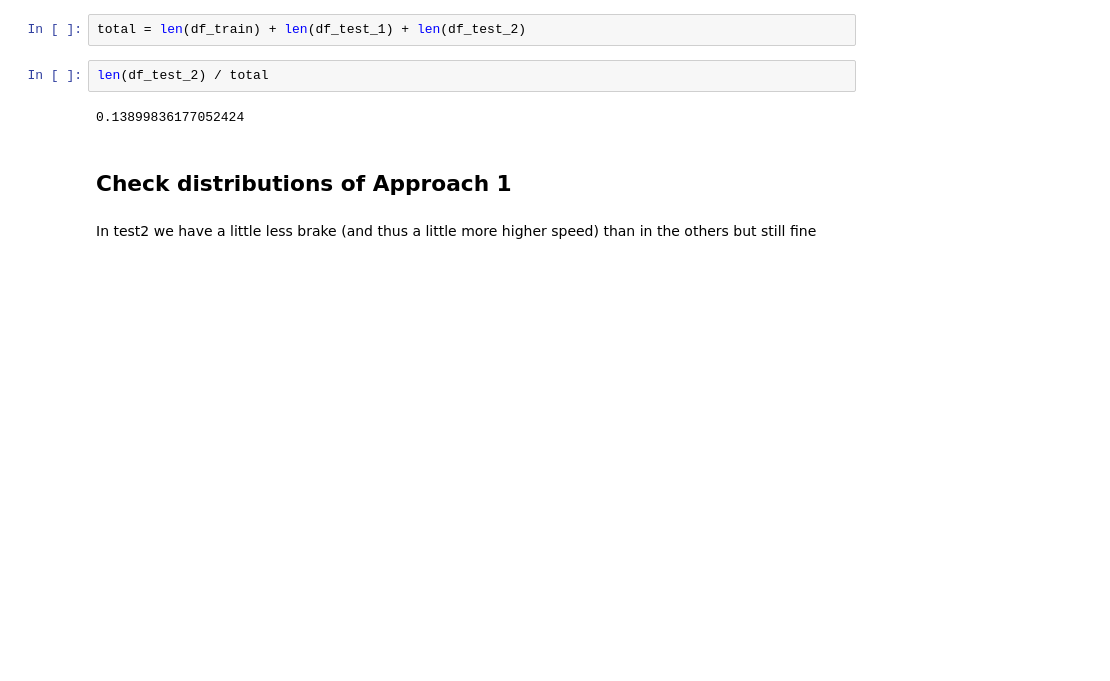
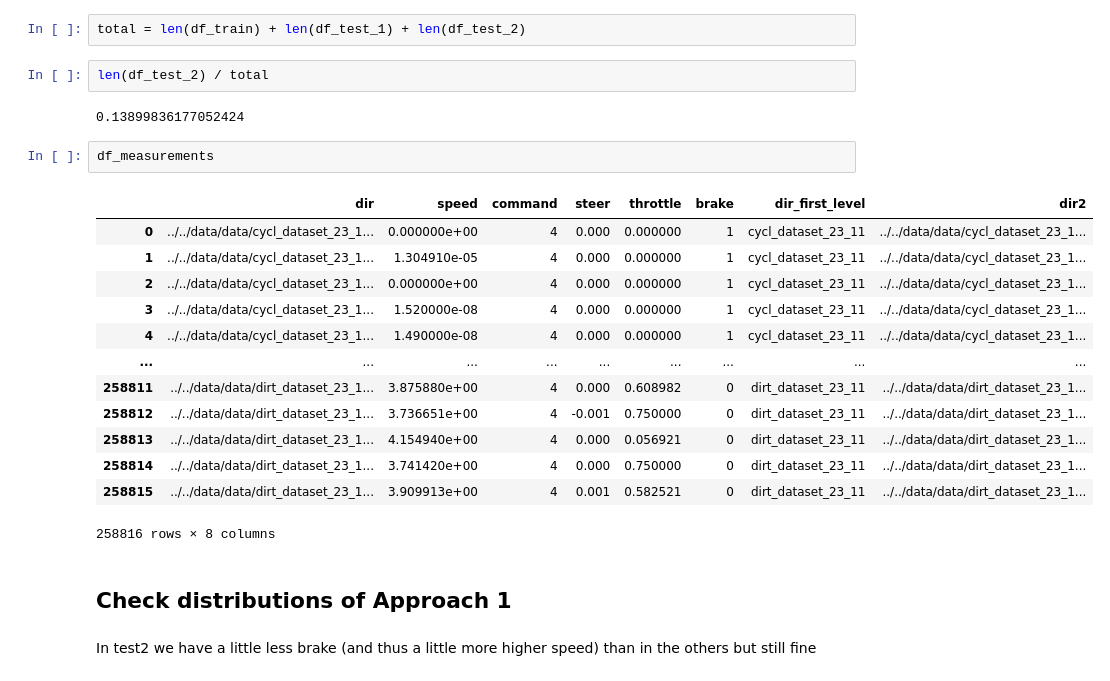
Before and after one commit to moritzwassmer/APPRAS_e2e_imitation, a Jupyter notebook: data_pipeline/notebooks/train_test_split.ipynb, the cells around one changed output. Drawn from its saved outputs; the diff is of its cells as text; blank space fills up the shorter version.

Commit message:
Extended train test split to incorporate noisy data

```diff
--- a/data_pipeline/notebooks/train_test_split.ipynb
+++ b/data_pipeline/notebooks/train_test_split.ipynb
@@ -114,6 +114,22 @@ total = len(df_train) + len(df_test_1) + len(df_test_2)
 len(df_test_2) / total
 # %% [output]
 0.13899836177052424
+# %%
+df_measurements
+# %% [output]
+|  | dir | speed | command | steer | throttle | brake | dir_first_level | dir2 |
+| 0 | ../../data/data/cycl_dataset_23_1... | 0.000000e+00 | 4 | 0.000 | 0.000000 | 1 | cycl_dataset_23_11 | ../../data/data/cycl_dataset_23_1... |
+| 1 | ../../data/data/cycl_dataset_23_1... | 1.304910e-05 | 4 | 0.000 | 0.000000 | 1 | cycl_dataset_23_11 | ../../data/data/cycl_dataset_23_1... |
+| 2 | ../../data/data/cycl_dataset_23_1... | 0.000000e+00 | 4 | 0.000 | 0.000000 | 1 | cycl_dataset_23_11 | ../../data/data/cycl_dataset_23_1... |
+| 3 | ../../data/data/cycl_dataset_23_1... | 1.520000e-08 | 4 | 0.000 | 0.000000 | 1 | cycl_dataset_23_11 | ../../data/data/cycl_dataset_23_1... |
+| 4 | ../../data/data/cycl_dataset_23_1... | 1.490000e-08 | 4 | 0.000 | 0.000000 | 1 | cycl_dataset_23_11 | ../../data/data/cycl_dataset_23_1... |
+| ... | ... | ... | ... | ... | ... | ... | ... | ... |
+| 258811 | ../../data/data/dirt_dataset_23_1... | 3.875880e+00 | 4 | 0.000 | 0.608982 | 0 | dirt_dataset_23_11 | ../../data/data/dirt_dataset_23_1... |
+| 258812 | ../../data/data/dirt_dataset_23_1... | 3.736651e+00 | 4 | -0.001 | 0.750000 | 0 | dirt_dataset_23_11 | ../../data/data/dirt_dataset_23_1... |
+| 258813 | ../../data/data/dirt_dataset_23_1... | 4.154940e+00 | 4 | 0.000 | 0.056921 | 0 | dirt_dataset_23_11 | ../../data/data/dirt_dataset_23_1... |
+| 258814 | ../../data/data/dirt_dataset_23_1... | 3.741420e+00 | 4 | 0.000 | 0.750000 | 0 | dirt_dataset_23_11 | ../../data/data/dirt_dataset_23_1... |
+| 258815 | ../../data/data/dirt_dataset_23_1... | 3.909913e+00 | 4 | 0.001 | 0.582521 | 0 | dirt_dataset_23_11 | ../../data/data/dirt_dataset_23_1... |
+258816 rows × 8 columns
 # %% [markdown]
 ## Check distributions of Approach 1
 # %% [markdown]
```
Also changed, not shown: parts of 11 cells of this notebook, 1 other file.
